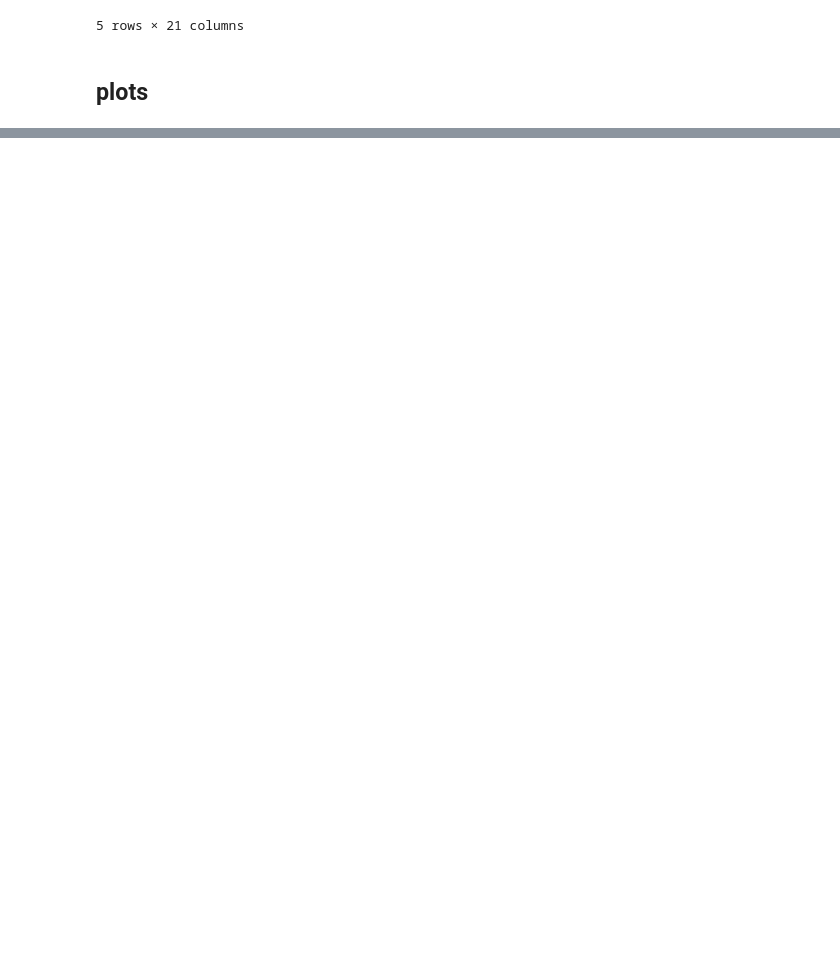
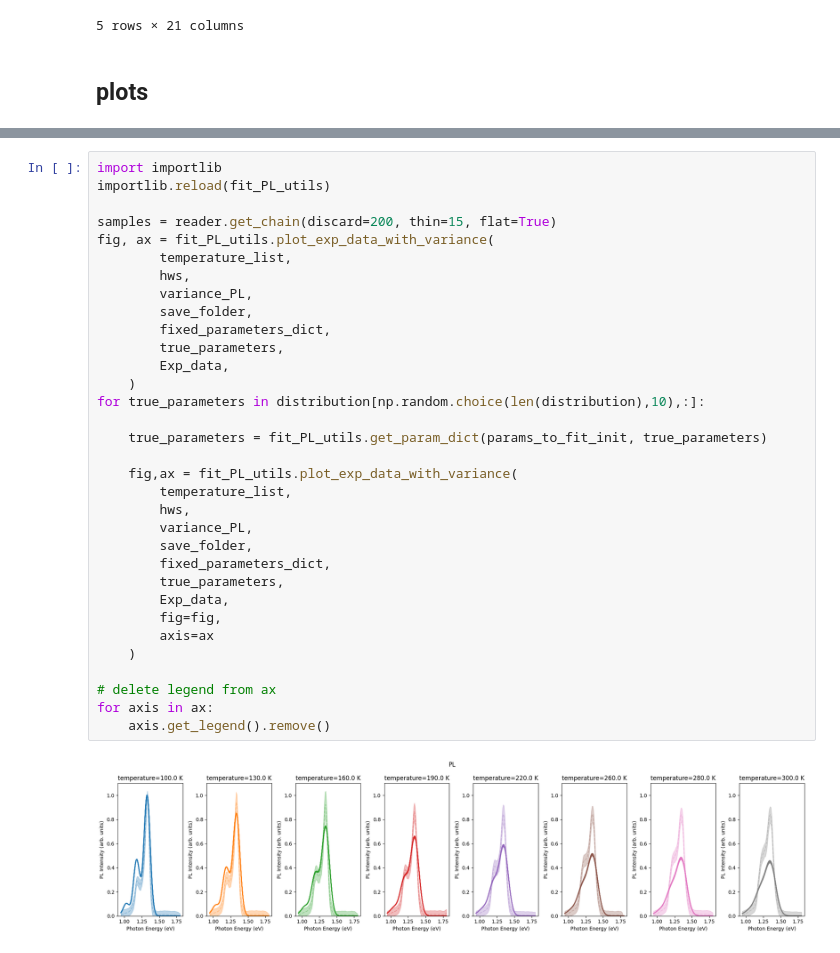
Before and after one commit to mohammedazzouzi15/pl_temp_fit, a Jupyter notebook: notebook/Fit_PL_new_workflow.ipynb, the cells around one changed output, grey strips where cells are left out. Drawn from its saved outputs; the diff is of its cells as text; blank space fills up the shorter version.

```diff
--- a/notebook/Fit_PL_new_workflow.ipynb
+++ b/notebook/Fit_PL_new_workflow.ipynb
@@ -531,2 +601,37 @@ NameError: name 'params_to_fit_init' is not defined
+# %%
+import importlib
+importlib.reload(fit_PL_utils)
+
+samples = reader.get_chain(discard=200, thin=15, flat=True)
+fig, ax = fit_PL_utils.plot_exp_data_with_variance(
+        temperature_list,
+        hws,
+        variance_PL,
+        save_folder,
+        fixed_parameters_dict,
+        true_parameters,
+        Exp_data,
+    )
+for true_parameters in distribution[np.random.choice(len(distribution),10),:]:
+
+    true_parameters = fit_PL_utils.get_param_dict(params_to_fit_init, true_parameters)
+
+    fig,ax = fit_PL_utils.plot_exp_data_with_variance(
+        temperature_list,
+        hws,
+        variance_PL,
+        save_folder,
+        fixed_parameters_dict,
+        true_parameters,
+        Exp_data,
+        fig=fig,
+        axis=ax
+    )
+
+# delete legend from ax
+for axis in ax:
+    axis.get_legend().remove()
+# %% [output]
+[figure, added]
 # %%
 import seaborn as sns
```
Also changed, not shown: parts of 14 cells of this notebook, 3 other files.
